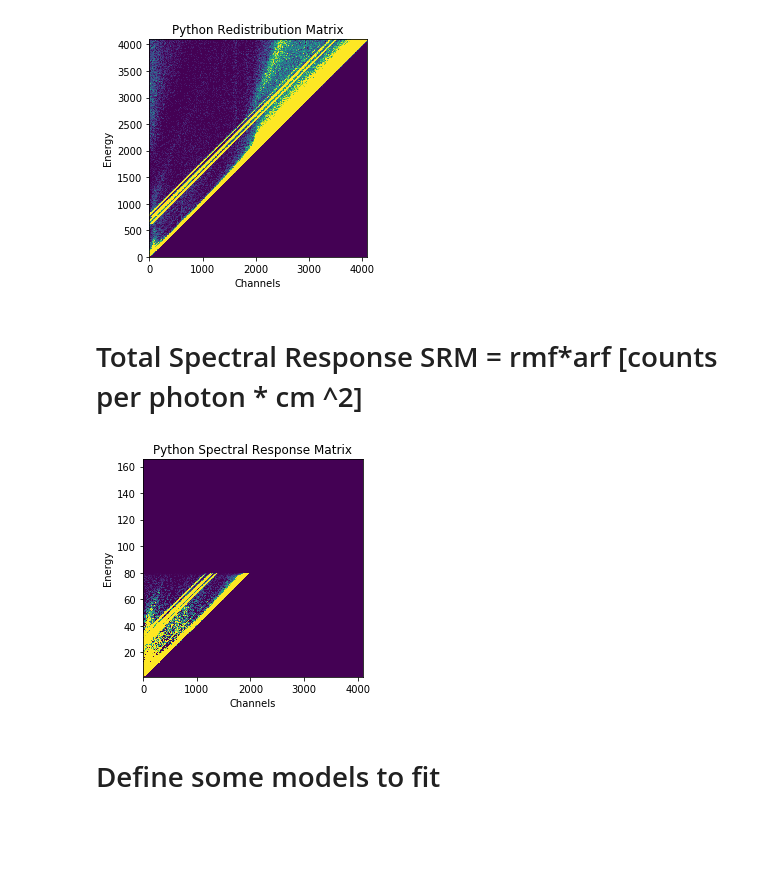
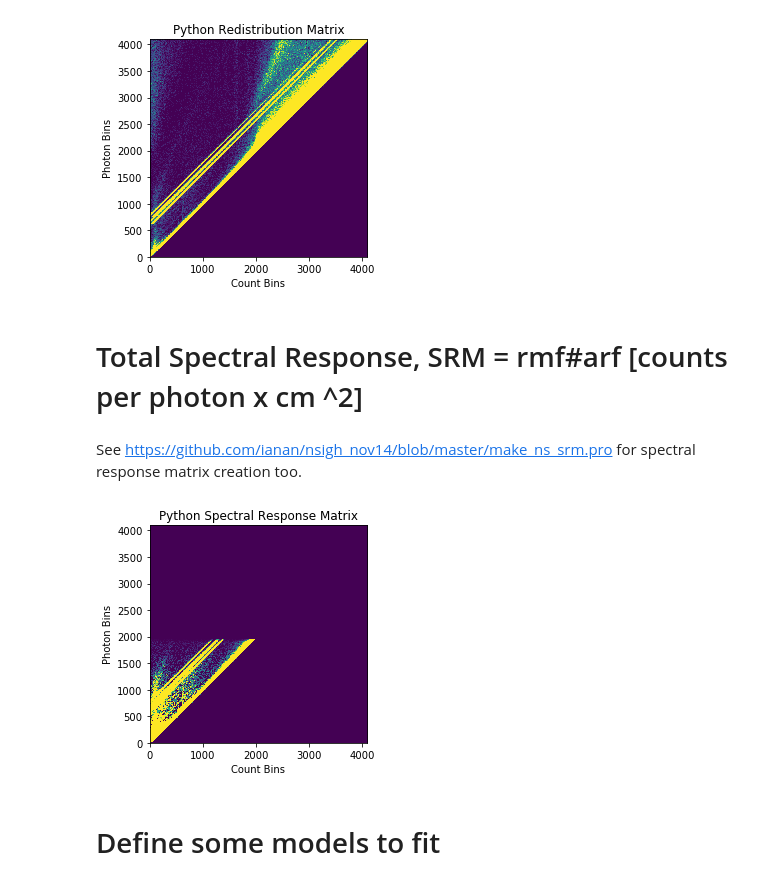
Before and after one commit to KriSun95/nustarFittingExample, a Jupyter notebook: nustarFittingExample/NuSTAR Spectrum.ipynb, the cells around one changed output. Drawn from its saved outputs; the diff is of its cells as text; code cells hidden in the pictures; blank space fills up the shorter version.

```diff
--- a/nustarFittingExample/NuSTAR Spectrum.ipynb
+++ b/nustarFittingExample/NuSTAR Spectrum.ipynb
@@ -86,26 +124,28 @@ fig,axs = plt.subplots(1,1, sharex=True, sharey=True, figsize=(10,4))
 ## Python rdm
 axs.imshow(mat_array, aspect=1, origin='lower', norm=Normalize(vmin=0,vmax=0.00005))
 axs.set_title('Python Redistribution Matrix')
-axs.set_ylabel('Energy')
-axs.set_xlabel('Channels')
+axs.set_ylabel('Photon Bins')
+axs.set_xlabel('Count Bins')
 plt.show()
 # %% [output]
-[figure, old version]
+[figure, new version]
 # %% [markdown]
-# Total Spectral Response SRM = rmf*arf [counts per photon * cm ^2]
+# Total Spectral Response, SRM = rmf#arf [counts per photon x cm ^2]
+# %% [markdown]
+See https://github.com/ianan/nsigh_nov14/blob/master/make_ns_srm.pro for spectral response matrix creation too.
 # %%
-srm = nu_spec.make_srm(rmf_matrix=mat_array, arf_array=eff_area)
+srm = nu_spec.make_nusrm(rmf_matrix=mat_array, arf_array=eff_area)
 # %%
 from matplotlib.colors import LogNorm
 
 fig,axs = plt.subplots(1,1, sharex=True, sharey=True, figsize=(10,4))
-axs.imshow(srm, aspect=len(srm[0,:])/channel[-1], origin='lower', norm=Normalize(vmax=0.0005), extent=[0, len(srm[0,:]), channel[0], channel[-1]])
+axs.imshow(srm, origin='lower', norm=Normalize(vmax=0.0005))
 axs.set_title('Python Spectral Response Matrix')
-axs.set_ylabel('Energy')
-axs.set_xlabel('Channels')
+axs.set_ylabel('Photon Bins')
+axs.set_xlabel('Count Bins')
 plt.show()
 # %% [output]
-[figure, old version]
+[figure, new version]
 # %% [markdown]
 # Define some models to fit
 # %%
```
Also changed, not shown: parts of 24 cells of this notebook, 14 other files.
